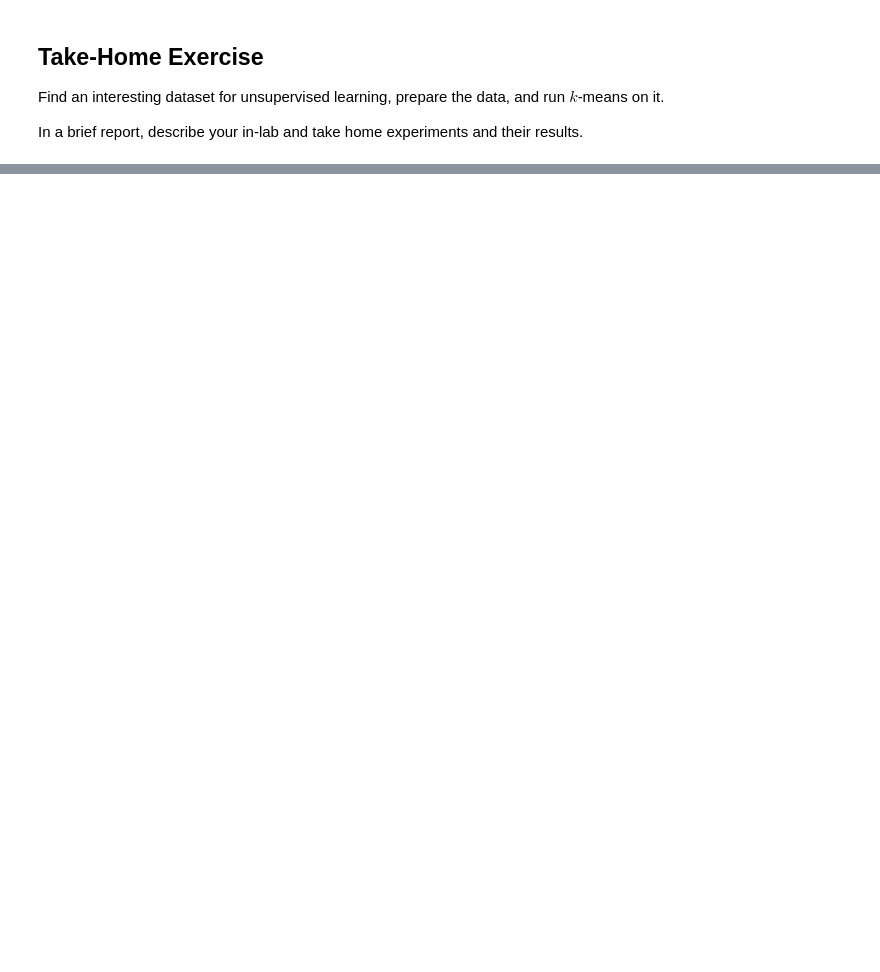
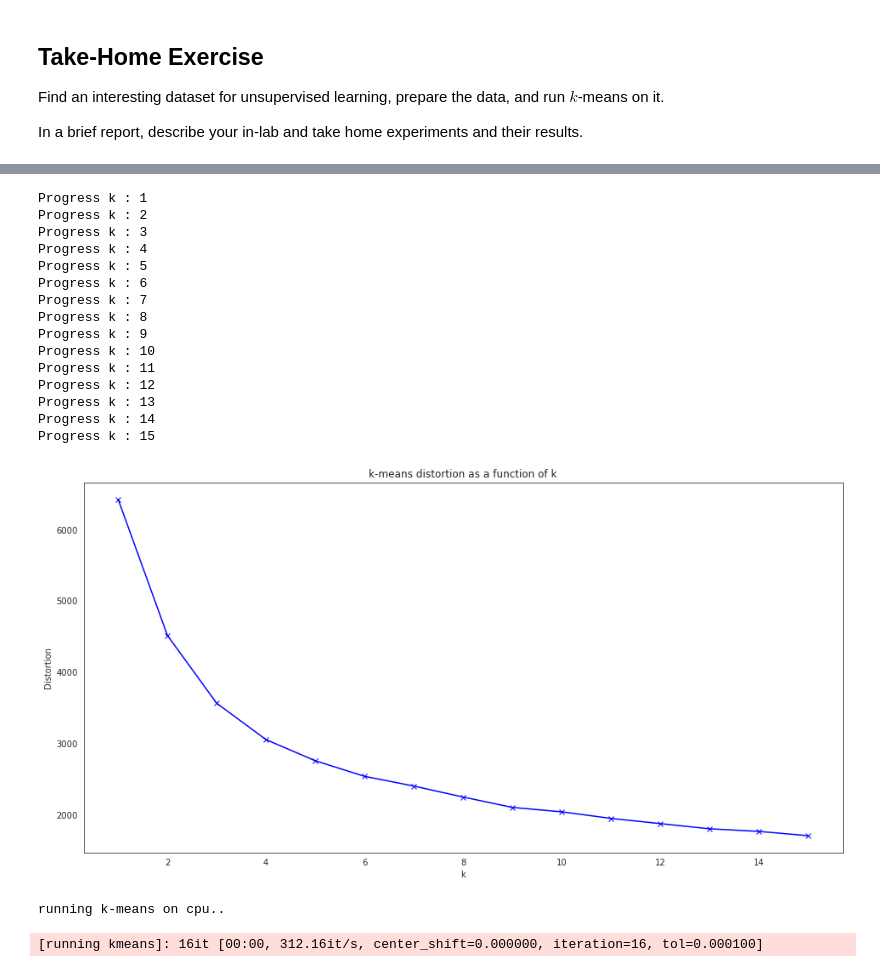
Before and after one commit to zMaxKunGz/ML-Ait-Lab, a Jupyter notebook: Lab10/10-K-Means.ipynb, the cells around one changed output, grey strips where cells are left out. Cells and saved outputs as stored; diff of their text form; code cells hidden in the pictures; blank space fills up the shorter version.

```diff
--- a/Lab10/10-K-Means.ipynb
+++ b/Lab10/10-K-Means.ipynb
@@ -398,0 +523,14 @@ In a brief report, describe your in-lab and take home experiments and their resu
+# %%
+df.dropna(inplace=True)
+# %%
+df['dB_at_50kmh'] = df['dB_at_50kmh'].astype('string')
+df['dB_at_100kmh'] = df['dB_at_100kmh'].astype('string')
+df['dB_at_140kmh'] = df['dB_at_140kmh'].astype('string')
+# %%
+patternDel = '[A-Za-z]'
+filter = df['dB_at_50kmh'].str.contains(patternDel)
+df = df[~filter]
+filter = df['dB_at_100kmh'].str.contains(patternDel)
+df = df[~filter]
+filter = df['dB_at_140kmh'].str.contains(patternDel)
+df = df[~filter]
@@ -398,0 +550,4 @@ In a brief report, describe your in-lab and take home experiments and their resu
+# %%
+df['dB_at_50kmh'] = df['dB_at_50kmh'].astype('float')
+df['dB_at_100kmh'] = df['dB_at_100kmh'].astype('float')
+df['dB_at_140kmh'] = df['dB_at_140kmh'].astype('float')
@@ -398,0 +567,62 @@ In a brief report, describe your in-lab and take home experiments and their resu
+# %%
+# Convert dataframe to matrix
+
+X = np.array(df.iloc[:,1:])
+
+# Intialize hyperparameters
+
+max_k = 15
+epsilon = 0.001
+attemp = 4
+
+# For each value of k, do one run and record the resulting cost (Euclidean distortion)
+
+distortions = np.zeros(max_k)
+for k in range(1, max_k + 1):
+    print('Progress k :', k)
+    distortion_attemp = np.zeros(attemp)
+    for i in range(attemp):
+        means = init_kmeans(X, k)
+        distortion_attemp[i] = 0
+        while True:
+            means, c, distortion = iterate_kmeans(X, means)
+            if distortion_attemp[i] > 0 and distortion_attemp[i] - distortion < epsilon:
+                break
+            distortion_attemp[i] = distortion
+    distortions[k-1] = np.min(distortion_attemp)
+
+# Plot distortion as function of k
+
+plt.figure(figsize=(16,8))
+plt.plot(range(1,max_k+1), distortions, 'bx-')
+plt.xlabel('k')
+plt.ylabel('Distortion')
+plt.title('k-means distortion as a function of k')
+plt.show()
+# %% [output]
+Progress k : 1
+Progress k : 2
+Progress k : 3
+Progress k : 4
+Progress k : 5
+Progress k : 6
+Progress k : 7
+Progress k : 8
+Progress k : 9
+Progress k : 10
+Progress k : 11
+Progress k : 12
+Progress k : 13
+Progress k : 14
+Progress k : 15
+[figure, added]
+# %%
+x = torch.from_numpy(X)
+k = 5
+device = 'cuda:0'
+device = 'cpu'
+c, means = kmeans(X=x, num_clusters=k, distance='euclidean', device=torch.device(device))
+df["label"] = c
+# %% [output]
+running k-means on cpu..
+[running kmeans]: 16it [00:00, 312.16it/s, center_shift=0.000000, iteration=16, tol=0.000100]
```
Also changed, not shown: parts of 28 cells of this notebook, 1 other file.
